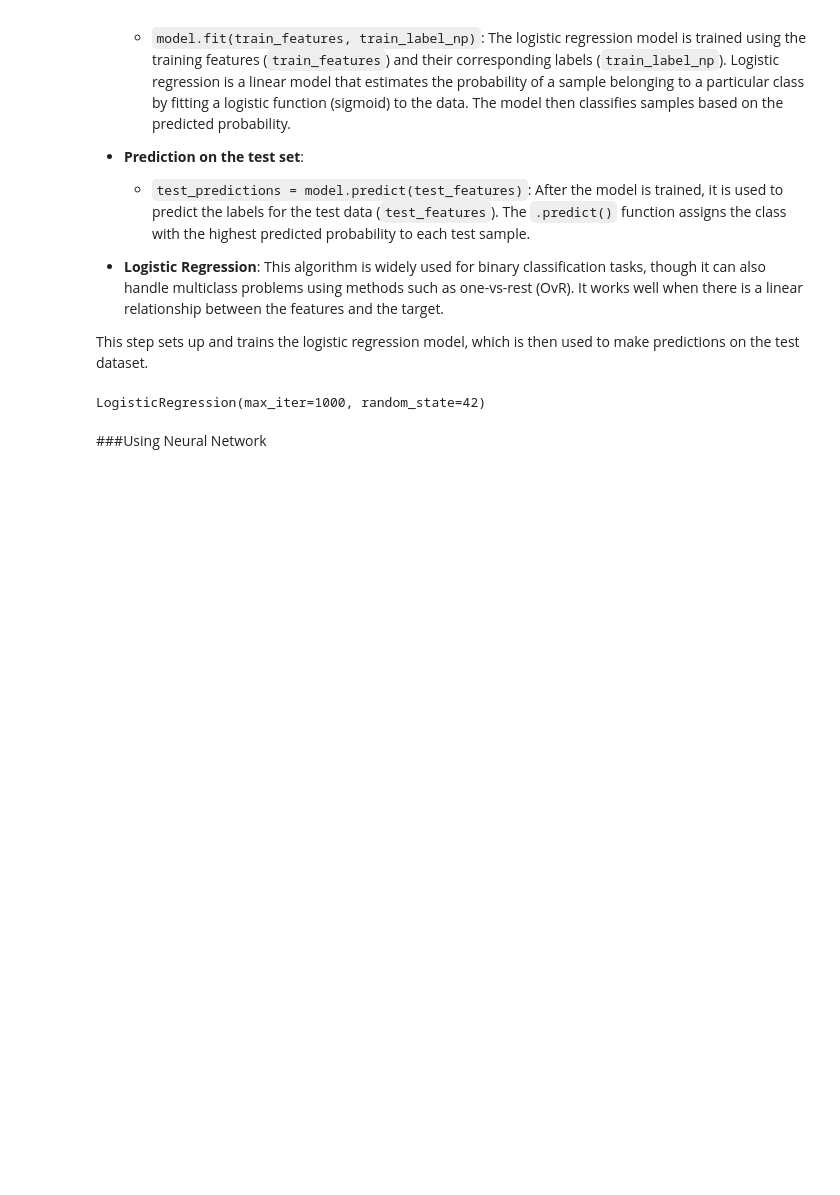
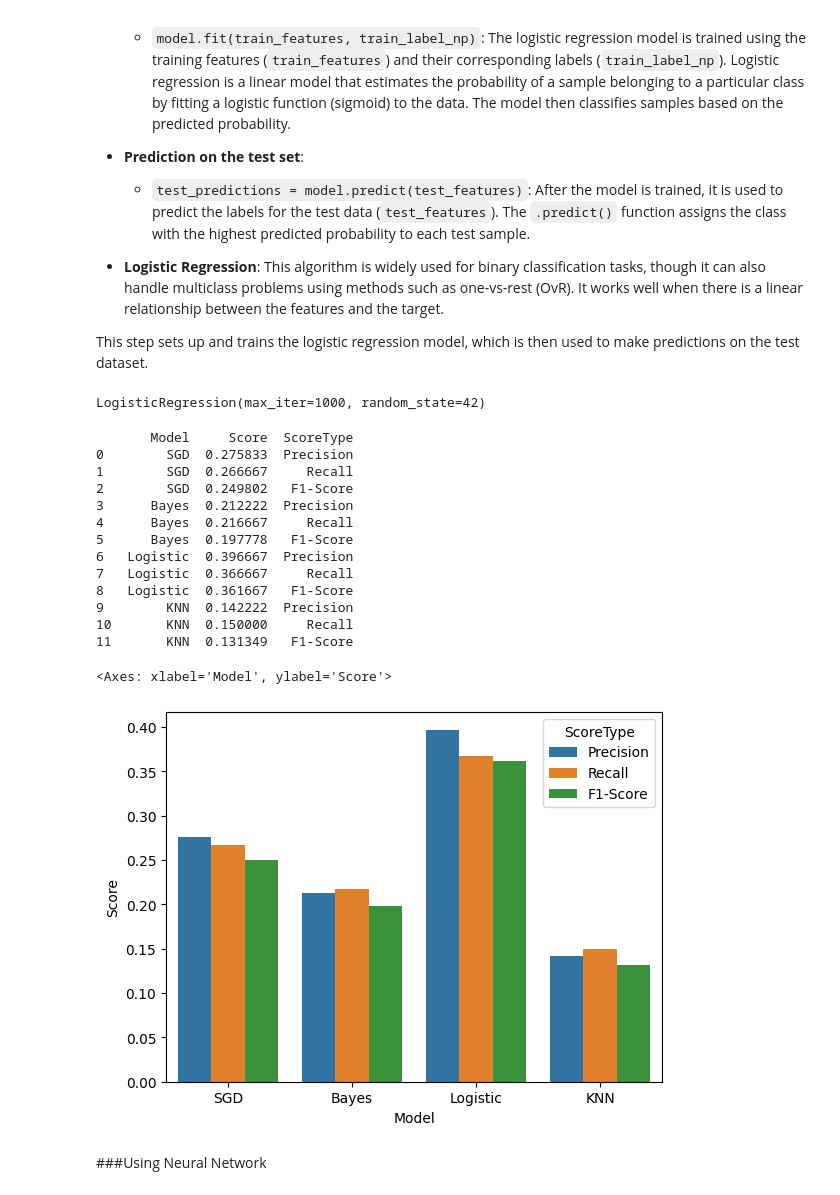
Before and after one commit to Twashi1/cw_machine_learning, a Jupyter notebook: ML_BCI_Coursework.ipynb, the cells around one changed output. Drawn from its saved outputs; the diff is of its cells as text; code cells hidden in the pictures; blank space fills up the shorter version.

```diff
--- a/ML_BCI_Coursework.ipynb
+++ b/ML_BCI_Coursework.ipynb
@@ -667,3 +977,77 @@ LogisticRegression(max_iter=1000, random_state=42)
+# %%
+# TODO: Try to use other common machine learning models.
+from sklearn.linear_model import SGDClassifier, LogisticRegression
+from sklearn.neighbors import KNeighborsClassifier
+from sklearn.naive_bayes import GaussianNB
+import pandas as pd
+import seaborn as sns
+
+# https://scikit-learn.org/1.5/modules/sgd.html#sgd
+# Stochastic Gradient Descent Classifier
+#   SGD is a way of training a model that uses a convex loss function (we can specify which model/loss function with the loss parameter)
+#   The default loss function is "hinge", which corresponds to a Support Vector Machine, alternatively "log_loss" is linear regression
+#   Instead of computing the gradient of the loss function from the whole data, compute an estimate of the gradient from some
+#       random subset of the data
+#   This results in slower convergence, but much faster iterations, especially where the data has a very high dimension
+#   The model is also regularized, depending on the "penalty" parameter, to reduce overfitting - the parameters are penalised by some loss
+#       function (l2 is the default, disproportionately penalising very large parameters)
+model_sgd = SGDClassifier(random_state=0)
+model_sgd.fit(train_features, train_label_np)
+
+# https://scikit-learn.org/1.6/modules/naive_bayes.html#gaussian-naive-bayes
+# Gaussian Naive Bayes
+#   Naive Bayes methods are supervised learning algorithms that use the assumption that every pair of features are conditionally independent
+#       in the context of the class variable
+#   Naive Bayes classifiers can be much faster than more sophisticated methods, due to their assumption of conditional independence between
+#       features; each distribution can be independently estimated, eliminating the cost of dimensionality
+#   Naive Bayes work well even with very few instances/training data
+model_bayes = GaussianNB()
+model_bayes.fit(train_features, train_label_np)
+
+model_logistic = LogisticRegression(random_state=42, max_iter=1000)
+model_logistic.fit(train_features, train_label_np)
+
+model_knn = KNeighborsClassifier(n_neighbors=5)
+model_knn.fit(train_features, train_label_np)
+
+# Create predictions and test each model
+def test_model(model):
+    predicted = model.predict(test_features)
+
+    precision = precision_score(test_label_np, predicted, average="weighted", zero_division=0.0)
+    recall = recall_score(test_label_np, predicted, average="weighted", zero_division=0.0)
+    score = f1_score(test_label_np, predicted, average="weighted", zero_division=0.0)
+
+    return precision, recall, score
+
+results = [test_model(m) for m in (model_sgd, model_bayes, model_logistic, model_knn)]
+
+df = pd.DataFrame({
+    "Model": [model_name for model_name in ("SGD", "Bayes", "Logistic", "KNN") for _ in range(3)],
+    "Score": [result[i] for result in results for i in range(3)],
+    "ScoreType": [result for _ in range(4) for result in ("Precision", "Recall", "F1-Score")]
+})
+
+print(df)
+
+# Bar chart of relevant classifier statistics
+sns.barplot(df, x="Model", y="Score", hue="ScoreType")
+# %% [output]
+       Model     Score  ScoreType
+0        SGD  0.275833  Precision
+1        SGD  0.266667     Recall
+2        SGD  0.249802   F1-Score
+3      Bayes  0.212222  Precision
+4      Bayes  0.216667     Recall
+5      Bayes  0.197778   F1-Score
+6   Logistic  0.396667  Precision
+7   Logistic  0.366667     Recall
+8   Logistic  0.361667   F1-Score
+9        KNN  0.142222  Precision
+10       KNN  0.150000     Recall
+11       KNN  0.131349   F1-Score
+<Axes: xlabel='Model', ylabel='Score'>
+[figure, added]
 # %% [markdown]
 ###Using Neural Network
 # %% [markdown]
```
Also changed, not shown: parts of 23 cells of this notebook, 2 other files.
